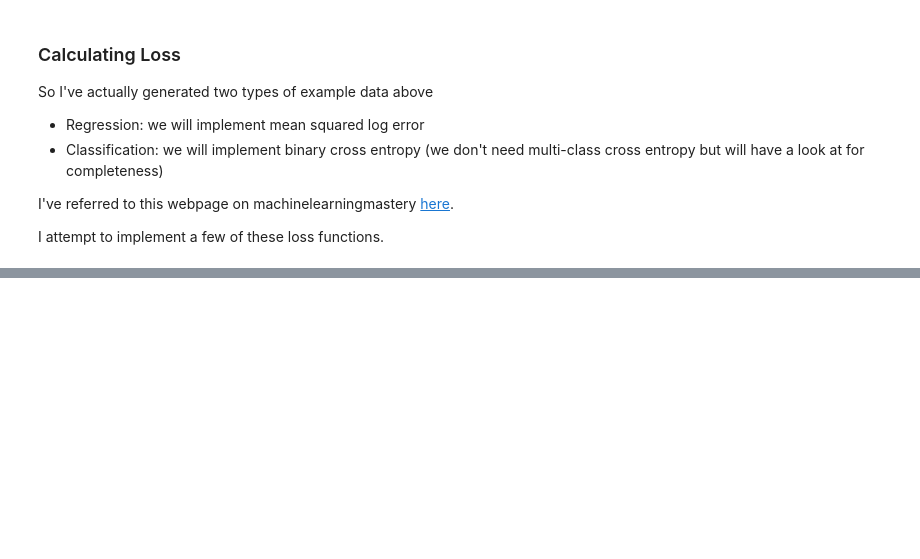
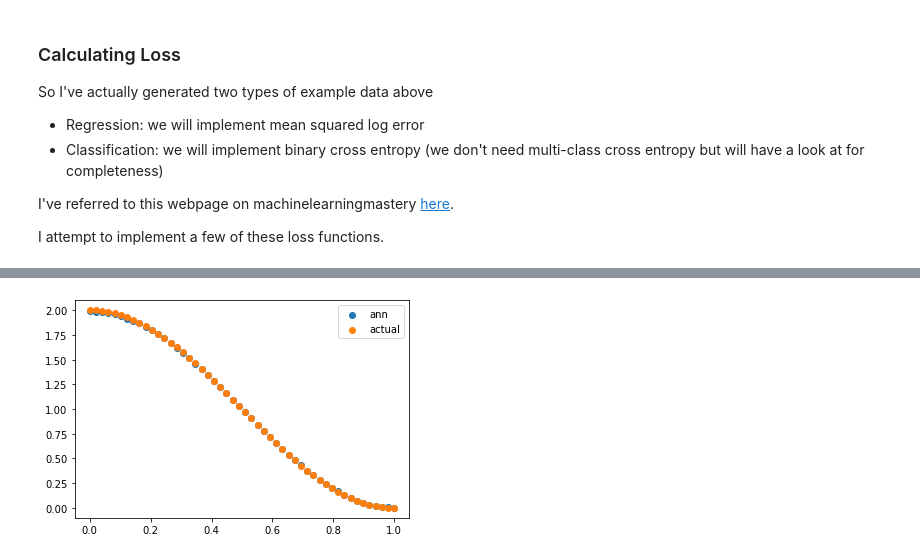
Before and after one commit to syip0005/learning_neural_nets, a Jupyter notebook: feedforward_neural_net.ipynb, the cells around one changed output, grey strips where cells are left out. Cells and saved outputs as stored; diff of their text form; code cells hidden in the pictures; blank space fills up the shorter version.

```diff
--- a/feedforward_neural_net.ipynb
+++ b/feedforward_neural_net.ipynb
@@ -376,0 +485,11 @@ loss_mse(c.values, y_data_easy)
+# %%
+model2 = Sequential()
+
+model2.add(Dense(12,input_dim =1,activation='relu'))
+model2.add(Dense(12,activation='relu'))
+model2.add(Dense(12,activation='relu'))
+model2.add(Dense(1))
+
+model2.compile(loss='mse', optimizer='adam', metrics=['accuracy'])
+# %%
+model2.fit(x_data_easy, y_data_easy, epochs = 2200, batch_size=1)
@@ -376,0 +515,11 @@ loss_mse(c.values, y_data_easy)
+# %%
+y_pred = model2.predict(x_data_easy)
+
+fig, ax = plt.subplots()
+
+ax.scatter(x_data_easy, y_pred,label='ann')
+ax.scatter(x_data_easy, y_data_easy,label='actual')
+ax.legend()
+plt.show()
+# %% [output]
+[figure, added]
```
Also changed, not shown: parts of 17 cells of this notebook.
